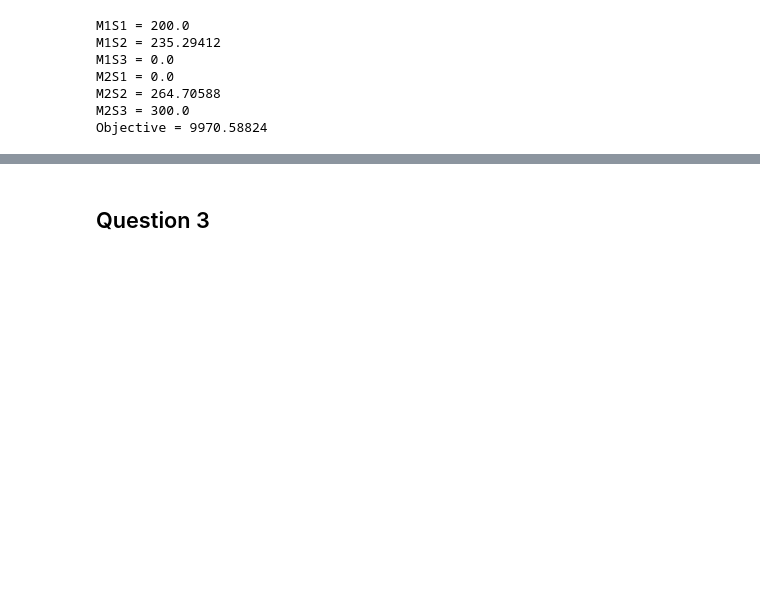
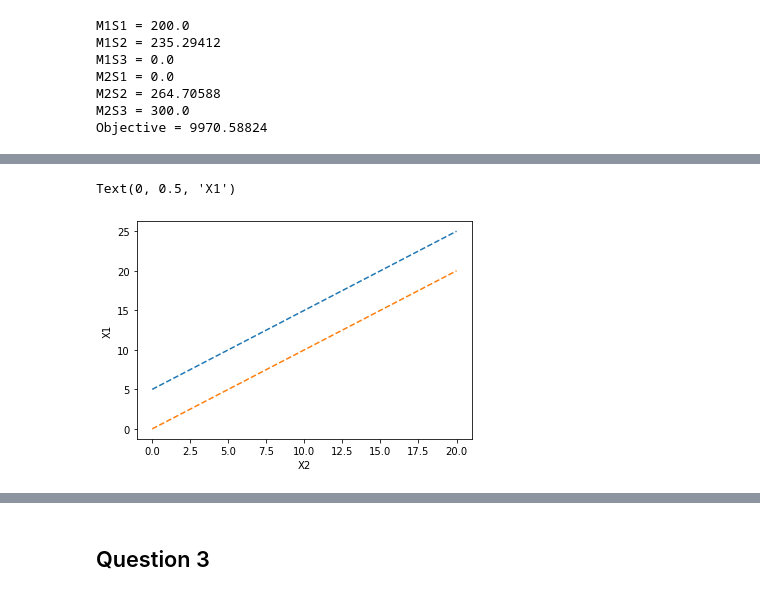
Before and after one commit to jhancuch/decision-analytics, a Jupyter notebook: homework-1.ipynb, the cells around one changed output, grey strips where cells are left out. Drawn from its saved outputs; the diff is of its cells as text; code cells hidden in the pictures; blank space fills up the shorter version.

```diff
--- a/homework-1.ipynb
+++ b/homework-1.ipynb
@@ -53,0 +64,10 @@ Objective = 9970.58824
+# %%
+x = np.linspace(0, 20, 1000)
+
+plt.plot(x, x + 5, linestyle='--') # dashed
+plt.plot(x, x, linestyle='--') # dashed
+plt.xlabel('X2')
+plt.ylabel('X1')
+# %% [output]
+Text(0, 0.5, 'X1')
+[figure, added]
```
Also changed, not shown: parts of 7 cells of this notebook.
